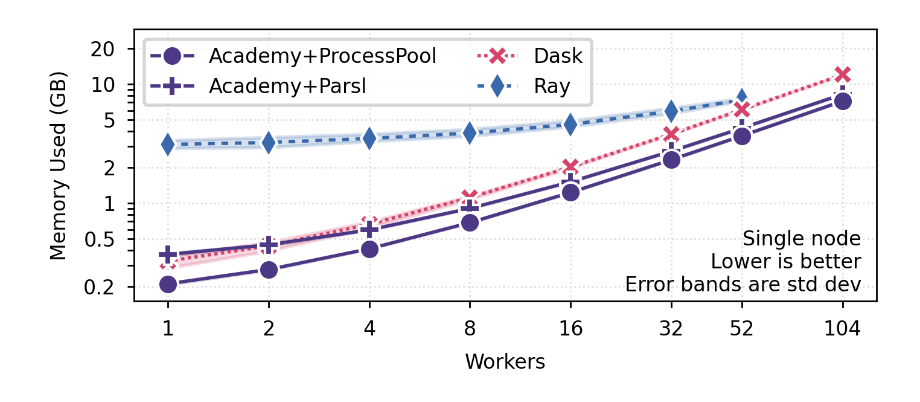
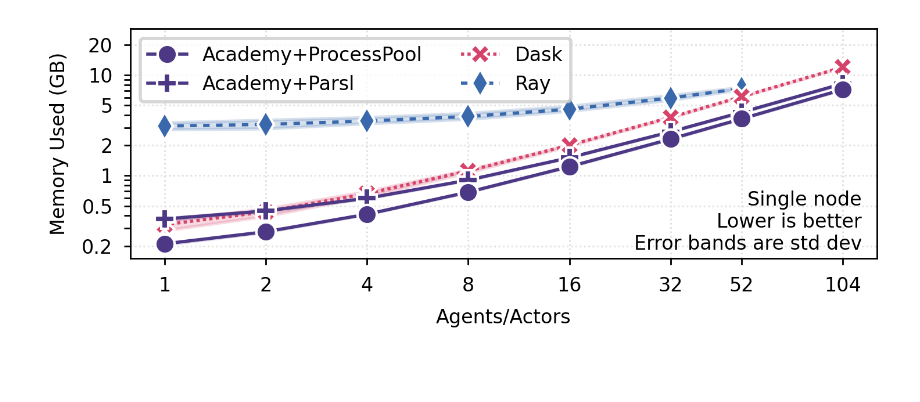
Before and after one commit to proxystore/sc25-evaluation, a Jupyter notebook: notebooks/04-actor-memory-overhead.ipynb, the cells around one changed output. Drawn from its saved outputs; the diff is of its cells as text; code cells hidden in the pictures; blank space fills up the shorter version.

```diff
--- a/notebooks/04-actor-memory-overhead.ipynb
+++ b/notebooks/04-actor-memory-overhead.ipynb
@@ -74,33 +74,33 @@ axs.legend(
     ncols=2,
     handles=handles[::-1],
     title=None,
     labels=['Academy+ProcessPool', 'Academy+Parsl', 'Dask', 'Ray'],
 )
 _ = handle.set(
     xscale='log',
     yscale='log',
-    xlabel='Workers',
+    xlabel='Agents/Actors',
     ylabel='Memory Used (GB)',
 )
 handle.set_xticks(xticks, minor=False)
 handle.set_xticklabels([str(x) for x in xticks])
 handle.set_yticks(yticks, minor=False)
 handle.set_yticklabels([str(y) for y in yticks])
 axs.tick_params(axis='x', which='minor', bottom=False)
 axs.tick_params(axis='y', which='minor', bottom=False)
 axs.set(ylim=[0.15, 29])
 
 axs.annotate(
     'Single node\nLower is better\nError bands are std dev',
     xy=(0.98, 0.02),
     xycoords=('axes fraction'),
     ha='right',
     va='bottom',
 )
 
 fig.tight_layout()
 plt.draw()
-fig.set_size_inches(3.35, 1.25)
+fig.set_size_inches(3.5, 1)
 fig.savefig('figures/actor-memory-overhead.pdf')
 # %% [output]
-[figure, old version]
+[figure, new version]
```
Also changed, not shown: 17 other files.
